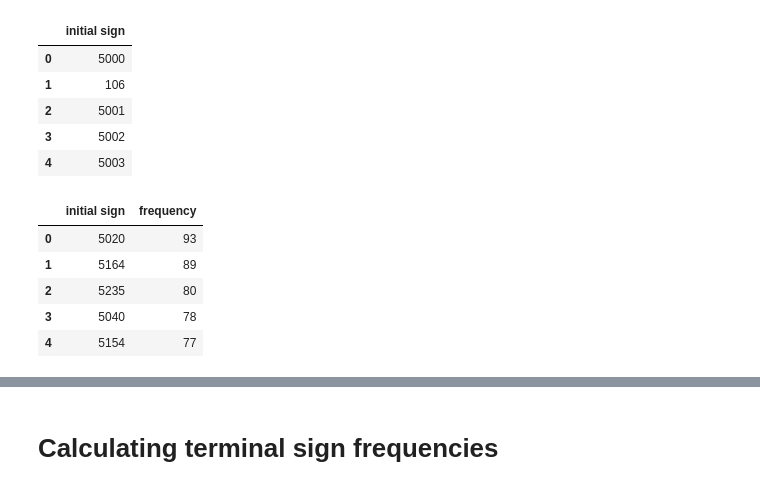
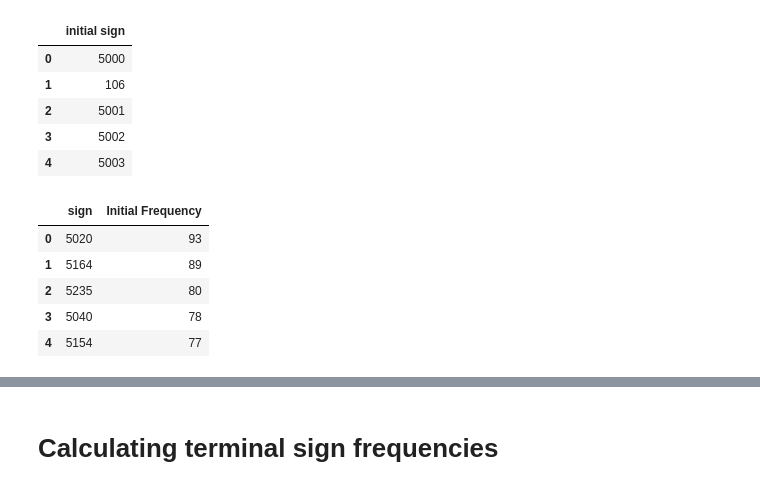
Before and after one commit to Kee2u/Deciphering_the_Indus_Valley_Script, a Jupyter notebook: Multivariate_Segmentation.ipynb, the cells around one changed output, grey strips where cells are left out. Drawn from its saved outputs; the diff is of its cells as text; code cells hidden in the pictures.

```diff
--- a/Multivariate_Segmentation.ipynb
+++ b/Multivariate_Segmentation.ipynb
@@ -44,9 +45,6 @@ logosyl_data.head()
 # %%
 #Reading all logograms from sql
 all_logograms = pd.read_sql_table('all_logograms', con=engine)
-all_logograms["Initial Frequency"] = 0
 all_logograms["Frequency"] = 0
-all_logograms["Terminal Frequency"] = 0
-all_logograms["Sign Pairs"] = 0
 # %%
 all_logograms["id"] = all_logograms["id"].str.replace('-',"")
@@ -87,11 +97,11 @@ inital_sign_df.head()
 # %%
 # Calculating frequency of initial signs
 inital_sign_freq_df = pd.DataFrame(inital_sign_df["initial sign"].value_counts())
 inital_sign_freq_df.reset_index(inplace=True)
-inital_sign_freq_df.rename(columns={'index': 'initial sign', 'initial sign': 'frequency'}, inplace=True)
+inital_sign_freq_df.rename(columns={'index': 'sign', 'initial sign': 'Initial Frequency'}, inplace=True)
 inital_sign_freq_df.head()
 # %% [output]
-|  | initial sign | frequency |
+|  | sign | Initial Frequency |
 | 0 | 5020 | 93 |
 | 1 | 5164 | 89 |
 | 2 | 5235 | 80 |
```
Also changed, not shown: parts of 14 cells of this notebook.
